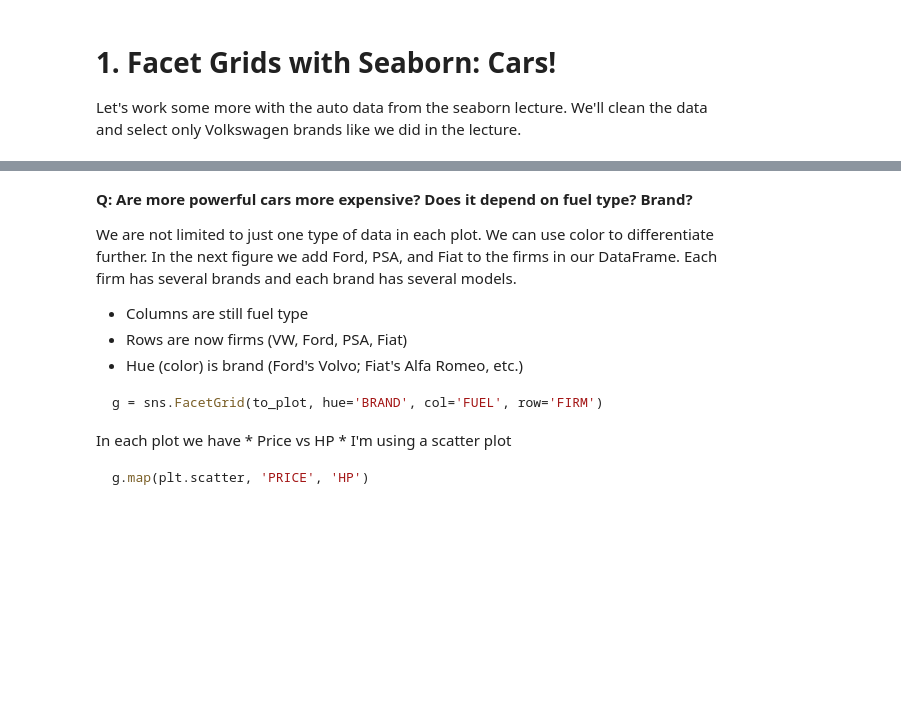
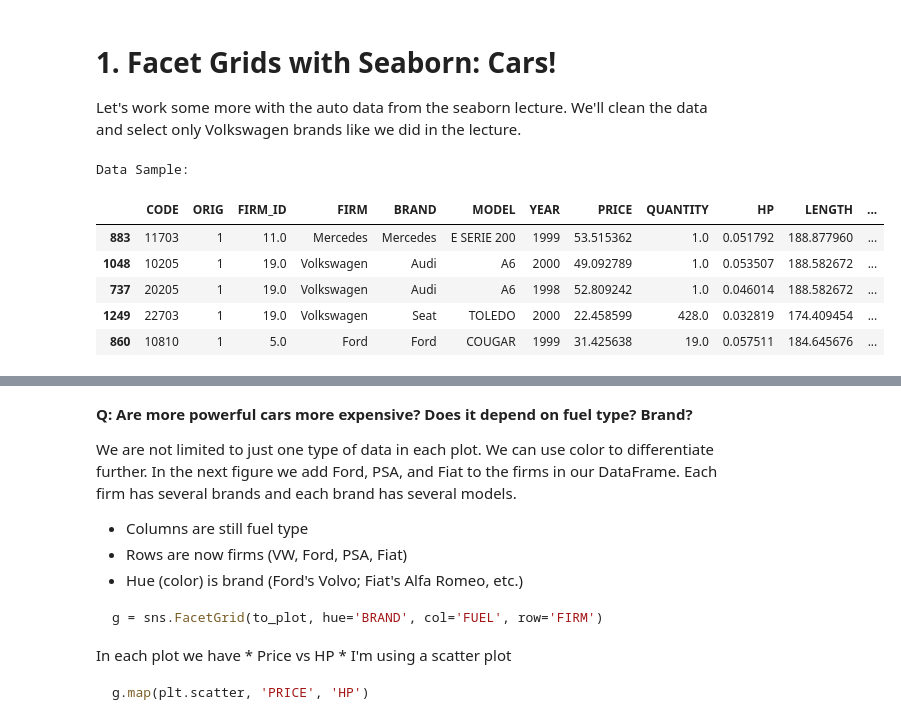
Before and after one commit to messymoose/ECON570, a Jupyter notebook: dis/friday2_fa25.ipynb, the cells around one changed output, grey strips where cells are left out. Saved outputs shown, nothing was run; the diff lists cells and outputs as text; code cells hidden in the pictures; blank space fills up the shorter version.

```diff
--- a/dis/friday2_fa25.ipynb
+++ b/dis/friday2_fa25.ipynb
@@ -76,13 +79,21 @@ Let's work some more with the auto data from the seaborn lecture. We'll clean th
 # %%
 #///////////////////////////////////////////////////////////////////////////////
 #----  Load Auto_Data.dta                                                   ----
 #///////////////////////////////////////////////////////////////////////////////
-df = pd.read_stata('Data/auto_data.dta')
+df = pd.read_stata('data/auto_data.dta')
 df['FUEL'] = df['FUEL'].replace({0: 'gasoline', 1: 'diesel'})
 
 # Display a few rows for a quick check
 print("Data Sample:")
 display(df.sample(5))
+# %% [output]
+Data Sample:
+|  | CODE | ORIG | FIRM_ID | FIRM | BRAND | MODEL | YEAR | PRICE | QUANTITY | HP | LENGTH | ... |
+| 883 | 11703 | 1 | 11.0 | Mercedes | Mercedes | E SERIE 200 | 1999 | 53.515362 | 1.0 | 0.051792 | 188.877960 | ... |
+| 1048 | 10205 | 1 | 19.0 | Volkswagen | Audi | A6 | 2000 | 49.092789 | 1.0 | 0.053507 | 188.582672 | ... |
+| 737 | 20205 | 1 | 19.0 | Volkswagen | Audi | A6 | 1998 | 52.809242 | 1.0 | 0.046014 | 188.582672 | ... |
+| 1249 | 22703 | 1 | 19.0 | Volkswagen | Seat | TOLEDO | 2000 | 22.458599 | 428.0 | 0.032819 | 174.409454 | ... |
+| 860 | 10810 | 1 | 5.0 | Ford | Ford | COUGAR | 1999 | 31.425638 | 19.0 | 0.057511 | 184.645676 | ... |
 # %%
 # Subset the data for only brands owned by Volkswagen
 vw = df[df['FIRM']=='Volkswagen']
```
Also changed, not shown: parts of 23 cells of this notebook, 16 other files.
